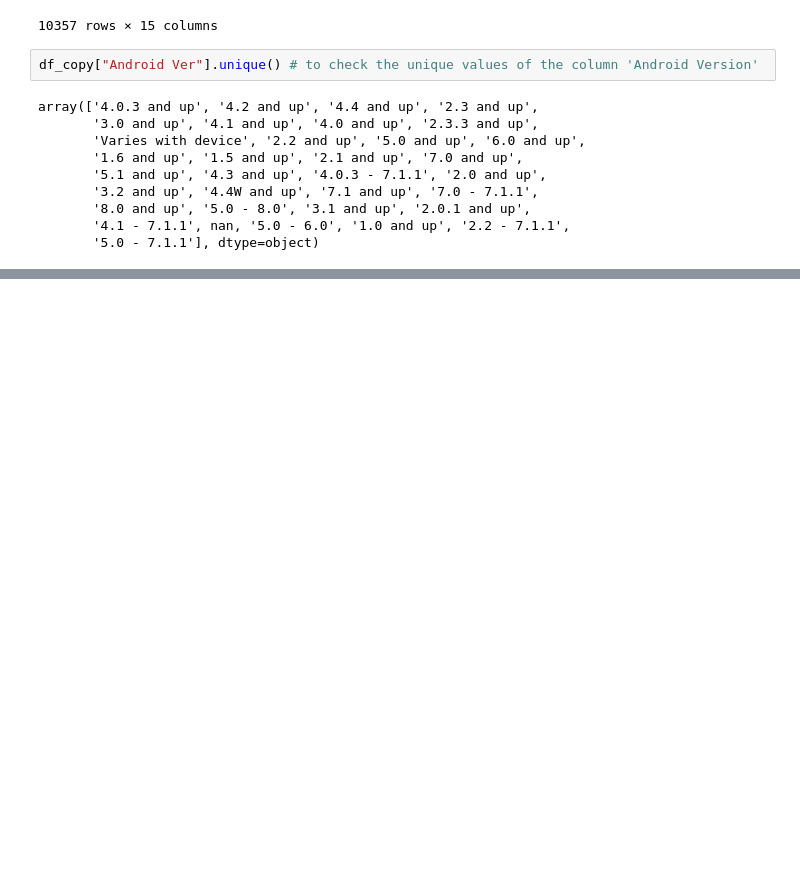
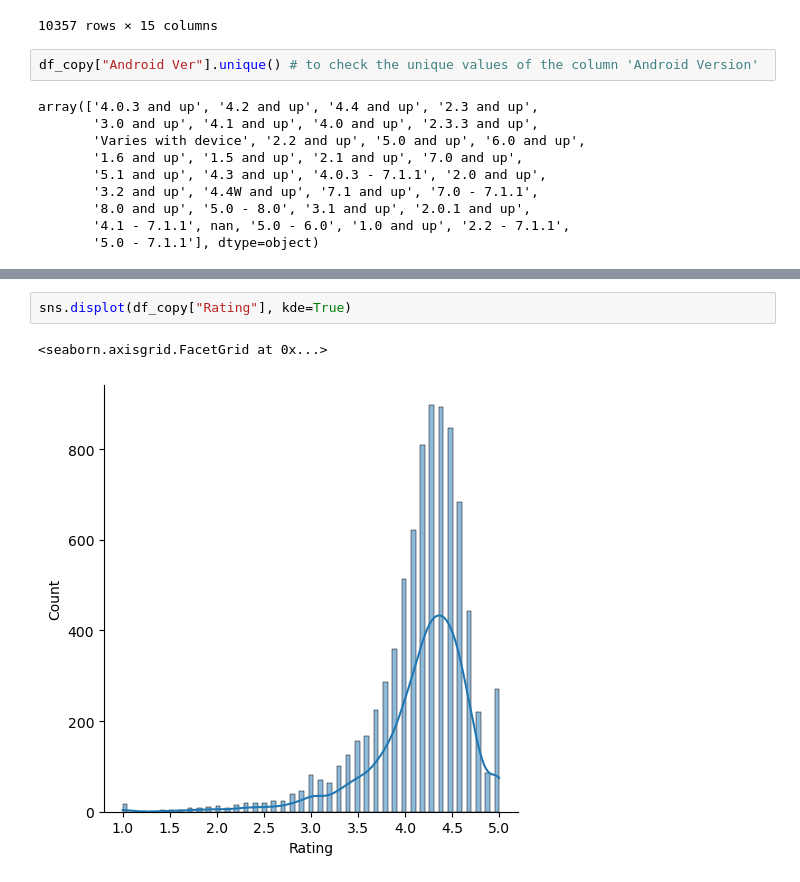
Before and after one commit to ramkumawat02/Data-Science-Projects-, a Jupyter notebook: Machine Learning Projects/EDA/01_EDA_Google_Play.ipynb, the cells around one changed output, grey strips where cells are left out. Saved outputs shown, nothing was run; the diff lists cells and outputs as text; blank space fills up the shorter version.

```diff
--- a/Machine Learning Projects/EDA/01_EDA_Google_Play.ipynb
+++ b/Machine Learning Projects/EDA/01_EDA_Google_Play.ipynb
@@ -658,0 +906,5 @@ array(['4.0.3 ', '4.2 ', '4.4 ', '2.3 ', '3.0 ', '4.1 ', '4.0 ', '2.3.3 ',
+# %%
+sns.displot(df_copy["Rating"], kde=True)
+# %% [output]
+<seaborn.axisgrid.FacetGrid at 0x...>
+[figure, added]
```
Also changed, not shown: parts of 60 cells of this notebook.
